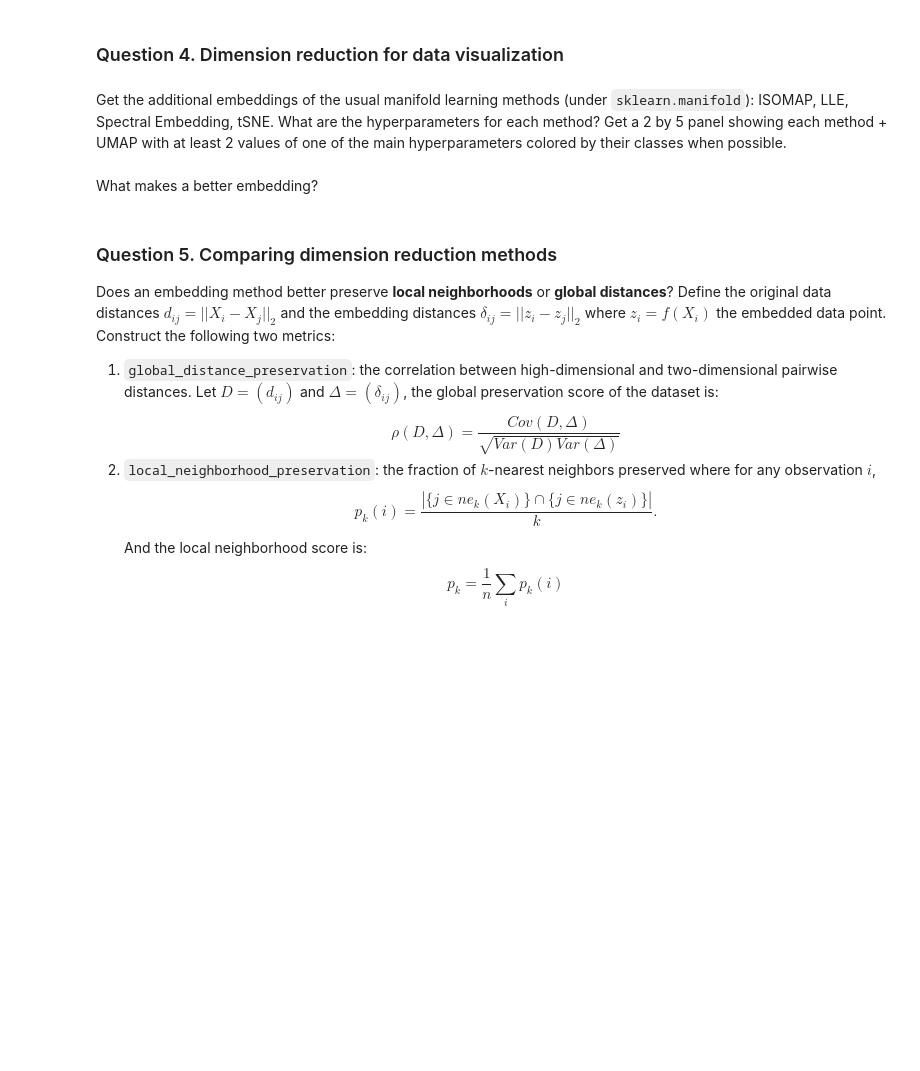
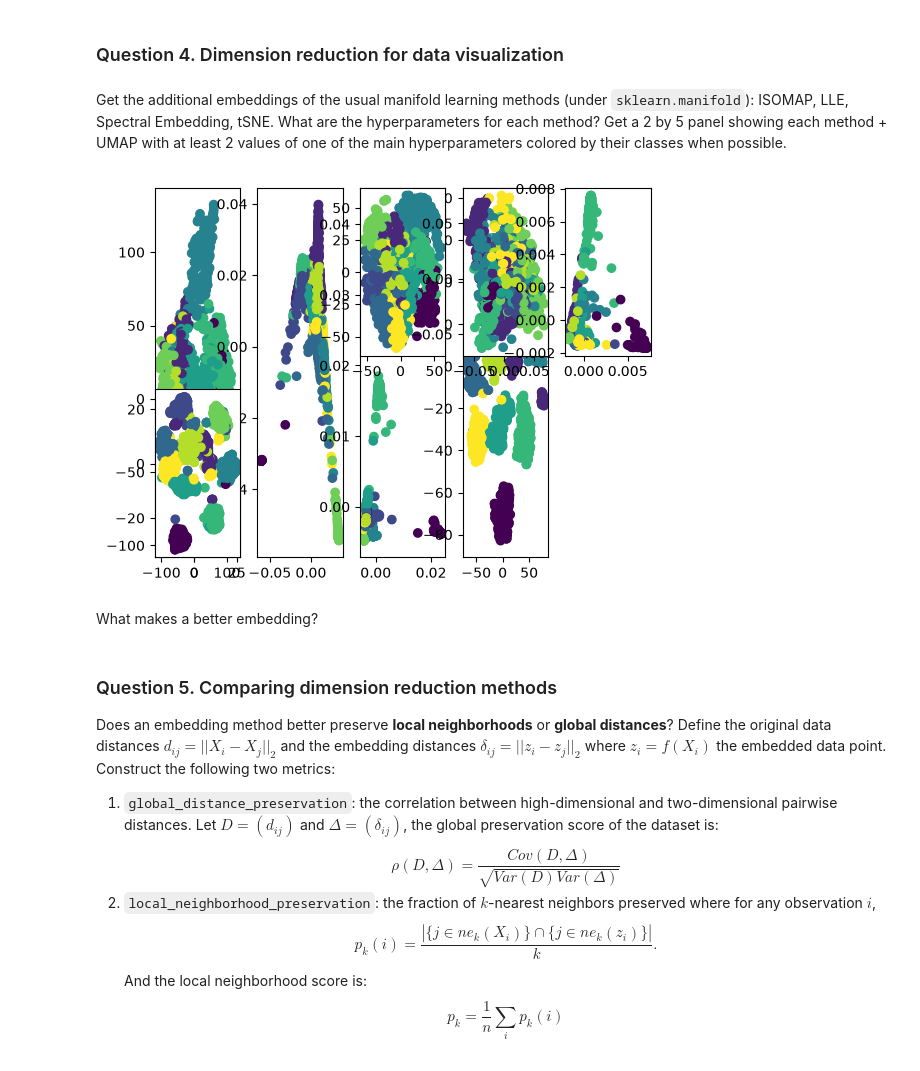
Before and after one commit to erialc-cal/Unsupervised-Learning, a Jupyter notebook: notebooks/01_dimension_reduction_in_python_student.ipynb, the cells around one changed output. Drawn from its saved outputs; the diff is of its cells as text; code cells hidden in the pictures; blank space fills up the shorter version.

```diff
--- a/notebooks/01_dimension_reduction_in_python_student.ipynb
+++ b/notebooks/01_dimension_reduction_in_python_student.ipynb
@@ -167,6 +213,25 @@ $$z^{(t)} = z^{(t-1)} + \eta \frac{\partial C}{\partial z} + \underbrace{\textco
 Get the additional embeddings of the usual manifold learning methods (under `sklearn.manifold`): ISOMAP, LLE, Spectral Embedding, tSNE. What are the hyperparameters for each method? Get a 2 by 5 panel showing each method + UMAP with at least 2 values of one of the main hyperparameters colored by their classes when possible.
 # %%
 # TODO: explore more traditional manifold embedding methods
+from sklearn.manifold import Isomap, LocallyLinearEmbedding, SpectralEmbedding, TSNE
+import matplotlib.pyplot as plt
+neighbors=[10, 100]
+fig = plt.figure()
+for i, ne in enumerate(neighbors):
+    ax= fig.add_subplot(i+1, 5, 2*i+1)
+    Z_iso = Isomap(n_components=2, n_neighbors=ne).fit_transform(X)
+    ax.scatter(Z_iso[:, 0], Z_iso[:,1], c=y)
+    ax=fig.add_subplot(i+1, 5, 2*i+2)
+    Z_lle = LocallyLinearEmbedding(n_components=2, n_neighbors=ne).fit_transform(X)
+    ax.scatter(Z_lle[:, 0], Z_lle[:,1], c=y)
+    ax=fig.add_subplot(i+1, 5, 2*i+3)
+    Z_se = SpectralEmbedding(n_components=2, n_neighbors=ne).fit_transform(X)
+    ax.scatter(Z_se[:,0], Z_se[:,1], c=y)
+    ax=fig.add_subplot(i+1, 5, 2*i+4)
+    Z_tsne = TSNE(n_components=2, perplexity=ne).fit_transform(X)
+    ax.scatter(Z_tsne[:,0], Z_tsne[:, 1], c=y)
+# %% [output]
+[figure, added]
 # %%
 for Z_check in embeddings.values():
     grader.check_embedding(X, Z_check)
```
Also changed, not shown: parts of 4 cells of this notebook, 5 other files.
